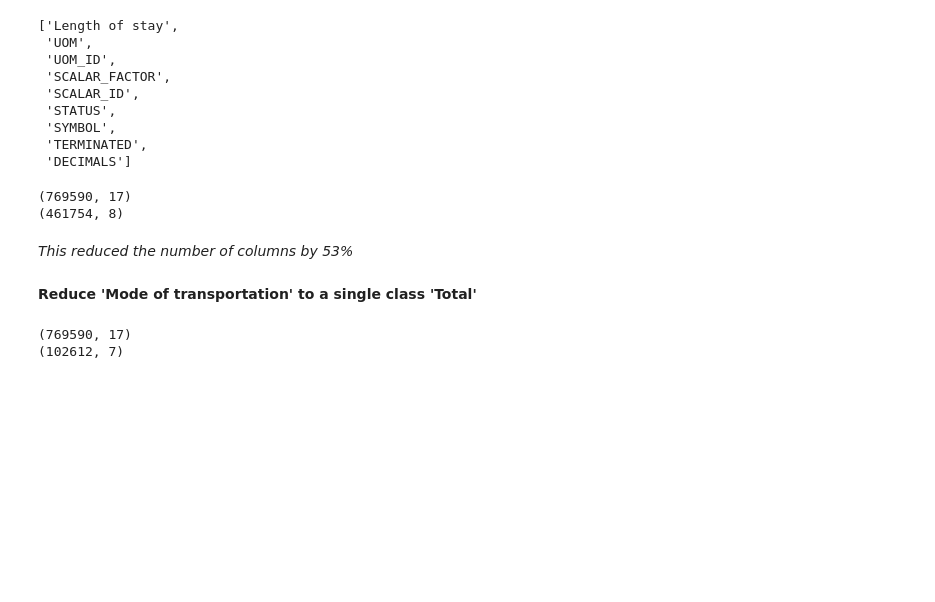
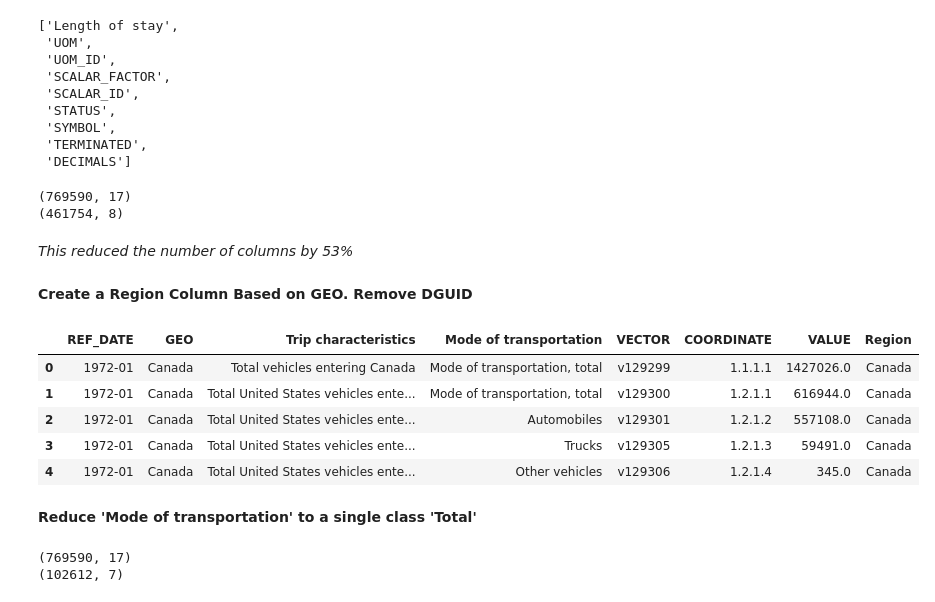
Before and after one commit to AMacumber/Canada_US_BorderCrossings, a Jupyter notebook: Main_BorderCrossing.ipynb, the cells around one changed output. Drawn from its saved outputs; the diff is of its cells as text; code cells hidden in the pictures; blank space fills up the shorter version.

```diff
--- a/Main_BorderCrossing.ipynb
+++ b/Main_BorderCrossing.ipynb
@@ -175,6 +164,41 @@ print(border_df_002.shape)
 (461754, 8)
 # %% [markdown]
 *This reduced the number of columns by 53%*
+# %% [markdown]
+**Create a Region Column Based on GEO. Remove DGUID**
+# %%
+#Create a list of all border crossing sites
+GEO_list = border_df_002['GEO'].unique().tolist()
+
+#Create an empty dictionary to populate
+Region_key = {}
+
+# For each site listed in 'GEO' associate the province
+# For cities, split on the comma and add the province
+# For provinces, just duplicate the value
+for i in GEO_list:
+    comma_position = i.find(',')
+    if comma_position != -1:
+        region_split = i.split(',')
+        region_value = region_split[1].strip()
+    else:
+        region_value = i
+
+    Region_key[i] = region_value
+
+# Drop DGUID column
+border_df_003 = border_df_002.drop('DGUID', axis = 1)
+
+# Add a column for Region
+border_df_003['Region'] = border_df_003['GEO'].map(Region_key)
+border_df_003.head()
+# %% [output]
+|  | REF_DATE | GEO | Trip characteristics | Mode of transportation | VECTOR | COORDINATE | VALUE | Region |
+| 0 | 1972-01 | Canada | Total vehicles entering Canada | Mode of transportation, total | v129299 | 1.1.1.1 | 1427026.0 | Canada |
+| 1 | 1972-01 | Canada | Total United States vehicles ente... | Mode of transportation, total | v129300 | 1.2.1.1 | 616944.0 | Canada |
+| 2 | 1972-01 | Canada | Total United States vehicles ente... | Automobiles | v129301 | 1.2.1.2 | 557108.0 | Canada |
+| 3 | 1972-01 | Canada | Total United States vehicles ente... | Trucks | v129305 | 1.2.1.3 | 59491.0 | Canada |
+| 4 | 1972-01 | Canada | Total United States vehicles ente... | Other vehicles | v129306 | 1.2.1.4 | 345.0 | Canada |
 # %% [markdown]
 **Reduce 'Mode of transportation' to a single class 'Total'**
 # %%
```
Also changed, not shown: parts of 14 cells of this notebook.
